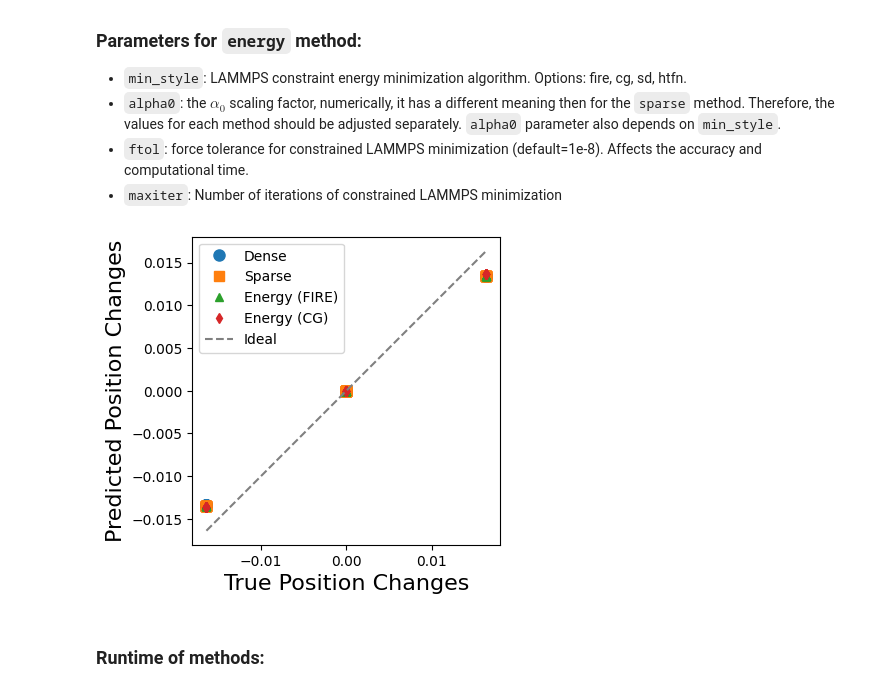
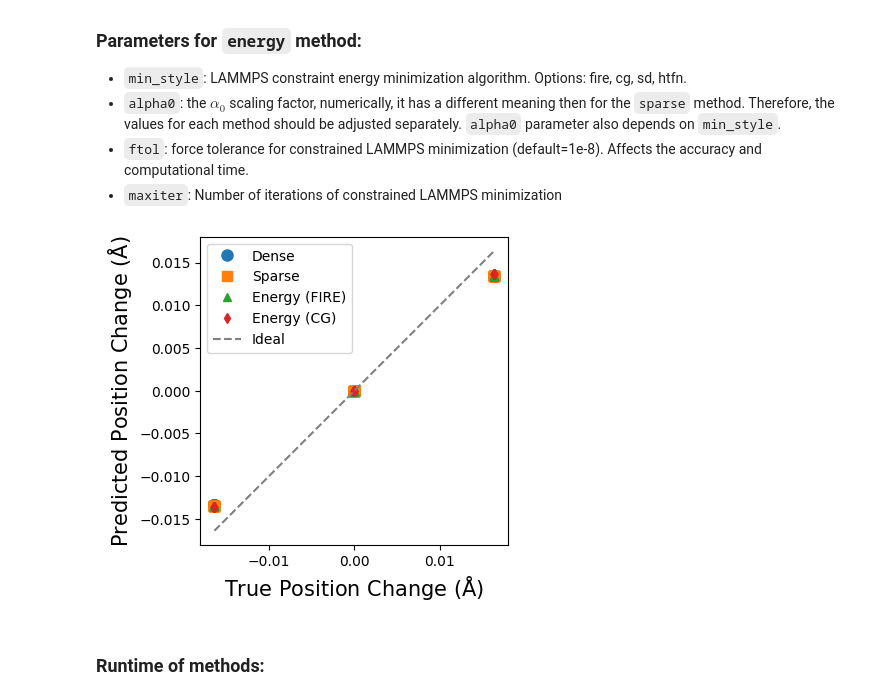
Before and after one commit to marseille-matmol/LammpsImplicitDerivative, a Jupyter notebook: examples/03-Implicit-Diff-Inhom.ipynb, the cells around one changed output. Drawn from its saved outputs; the diff is of its cells as text; code cells hidden in the pictures.

```diff
--- a/examples/03-Implicit-Diff-Inhom.ipynb
+++ b/examples/03-Implicit-Diff-Inhom.ipynb
@@ -213,20 +212,20 @@ dX_pred_energy_cg = dTheta @ dX_dTheta_energy_cg
 # %%
 fig, ax = plt.subplots(1, 1, figsize=(4, 4))
 ax.set_aspect('equal')
 ax.plot(dX_true, dX_pred_dense, ls='', marker='o', ms=8, label='Dense')
 ax.plot(dX_true, dX_pred_sparse, ls='', marker='s', ms=7, label='Sparse')
 ax.plot(dX_true, dX_pred_energy_fire, ls='', marker='^', ms=6, label='Energy (FIRE)')
 ax.plot(dX_true, dX_pred_energy_cg, ls='', marker='d', ms=5, label='Energy (CG)')
 
 ax.plot([dX_true.min(), dX_true.max()], [dX_true.min(), dX_true.max()], ls='--', color='gray', label='Ideal')
-fsize = 16
-ax.set_xlabel('True Position Changes', fontsize=fsize)
-ax.set_ylabel('Predicted Position Changes', fontsize=fsize)
+fsize = 15
+ax.set_xlabel(r'True Position Change ($\mathrm{\AA}$)', fontsize=fsize)
+ax.set_ylabel(r'Predicted Position Change ($\mathrm{\AA}$)', fontsize=fsize)
 ax.legend()
 
 plt.show()
 # %% [output]
-[figure, old version]
+[figure, new version]
 # %% [markdown]
 ### Runtime of methods:
 # %%
```
Also changed, not shown: parts of 4 cells of this notebook, 37 other files.
